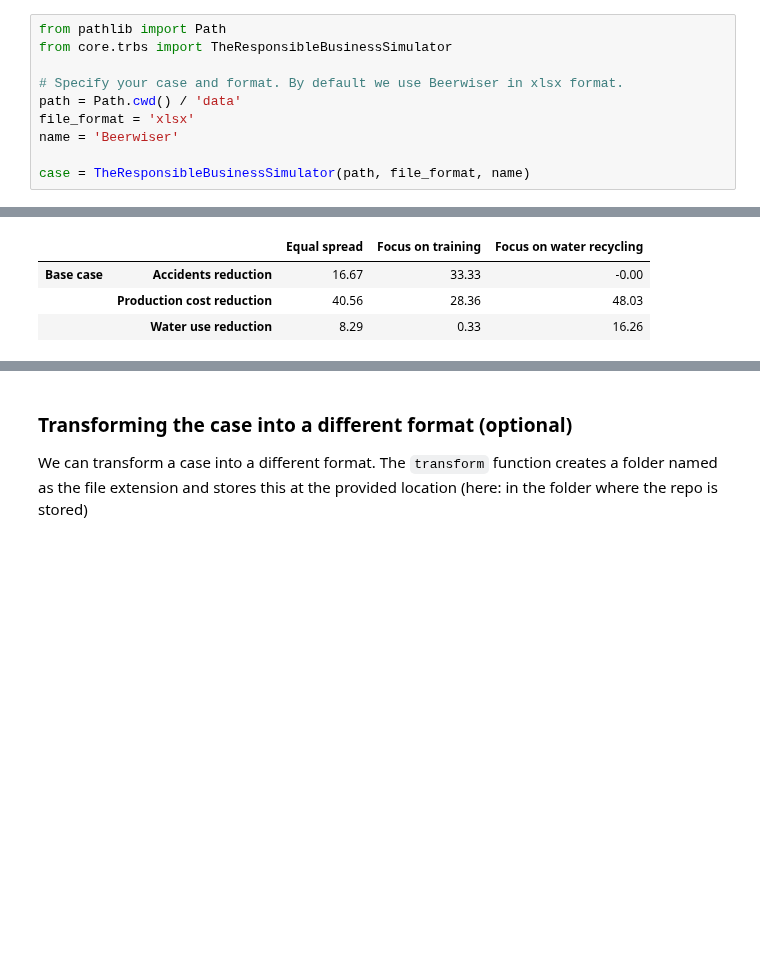
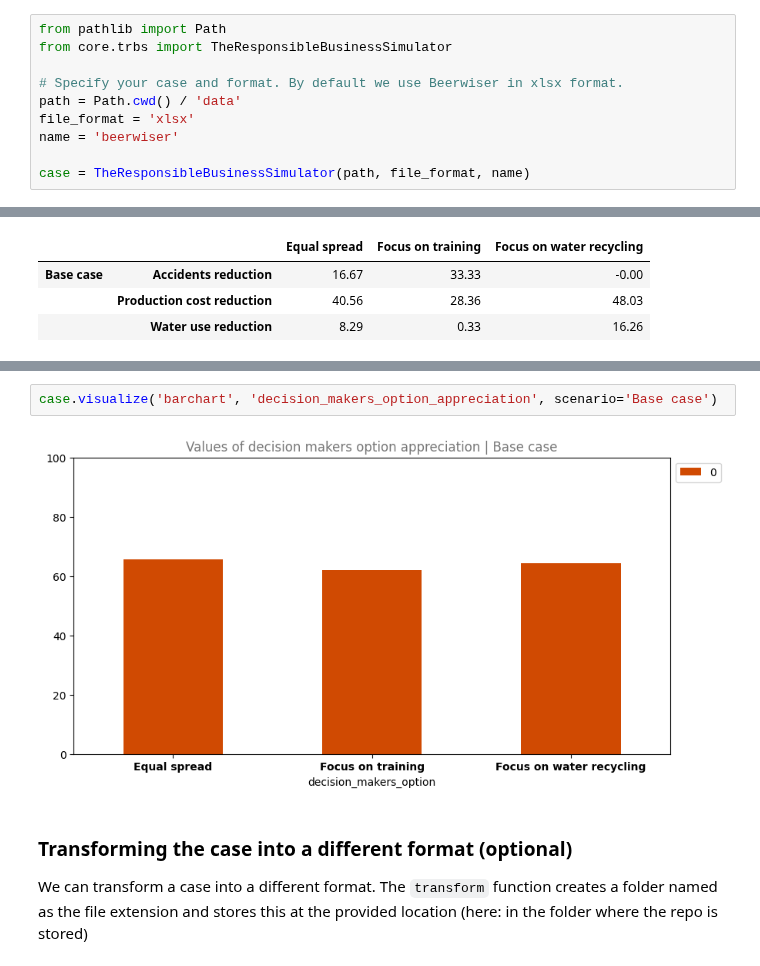
Before and after one commit to responsible-business-decision-making/trbs, a Jupyter notebook: model/analyze_case.ipynb, the cells around one changed output, grey strips where cells are left out. Drawn from its saved outputs; the diff is of its cells as text; blank space fills up the shorter version.

Commit message:
add-refugees/#4 (#11)
Add new refugee case & extend visualize class

```diff
--- a/model/analyze_case.ipynb
+++ b/model/analyze_case.ipynb
@@ -11,7 +11,7 @@ from core.trbs import TheResponsibleBusinessSimulator
 # Specify your case and format. By default we use Beerwiser in xlsx format.
 path = Path.cwd() / 'data'
 file_format = 'xlsx'
-name = 'Beerwiser'
+name = 'beerwiser'
 
 case = TheResponsibleBusinessSimulator(path, file_format, name)
 # %% [markdown]
@@ -185,5 +185,9 @@ case.visualize('barchart', 'weighted_appreciations', scenario="Base case")
 # %% [output]
 [figure]
+# %%
+case.visualize('barchart', 'decision_makers_option_appreciation', scenario='Base case')
+# %% [output]
+[figure, added]
 # %% [markdown]
 ### Transforming the case into a different format (optional)
 We can transform a case into a different format. The `transform` function creates a folder named as the file extension and stores this at the provided location (here: in the folder where the repo is stored)
```
Also changed, not shown: parts of 6 cells of this notebook, 32 other files.
